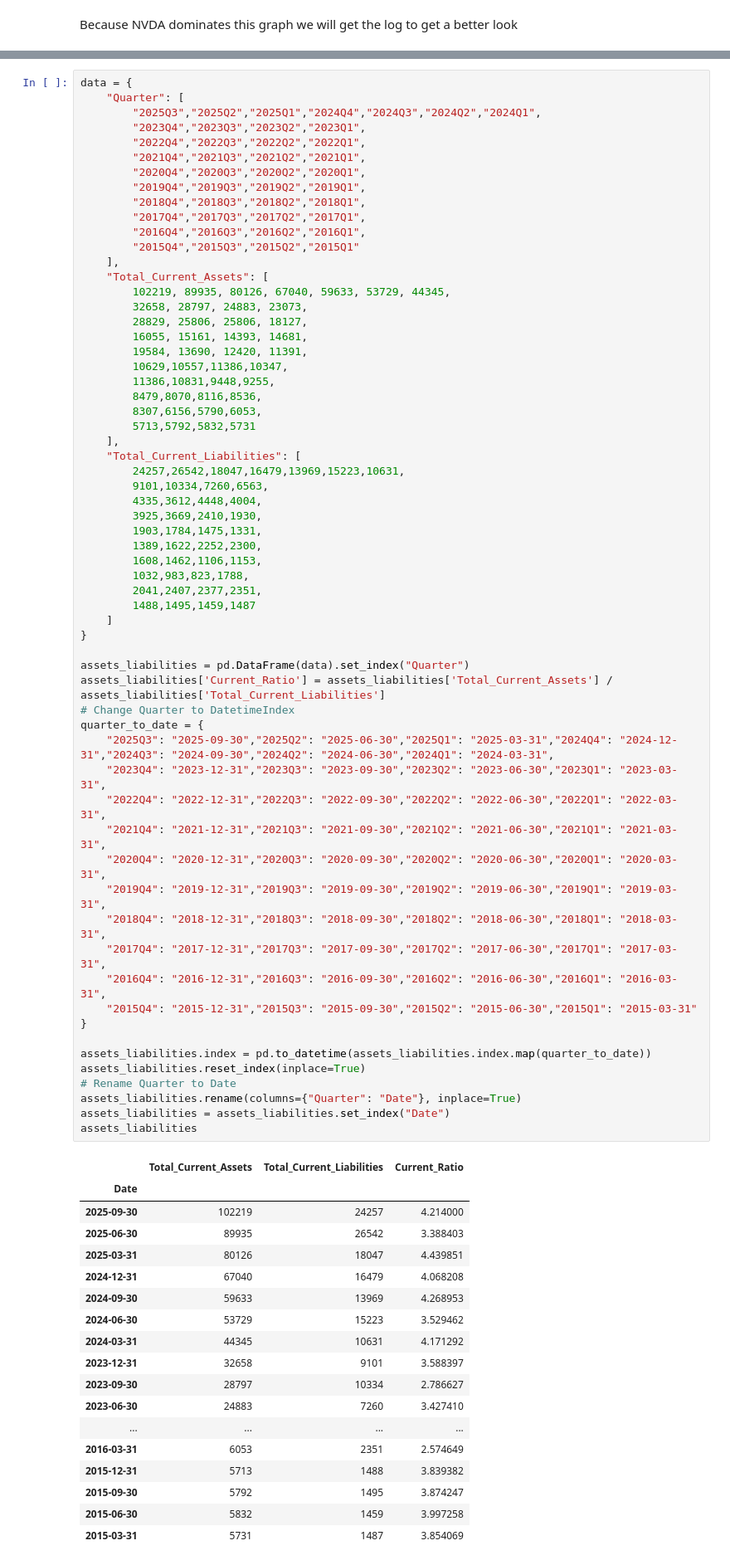
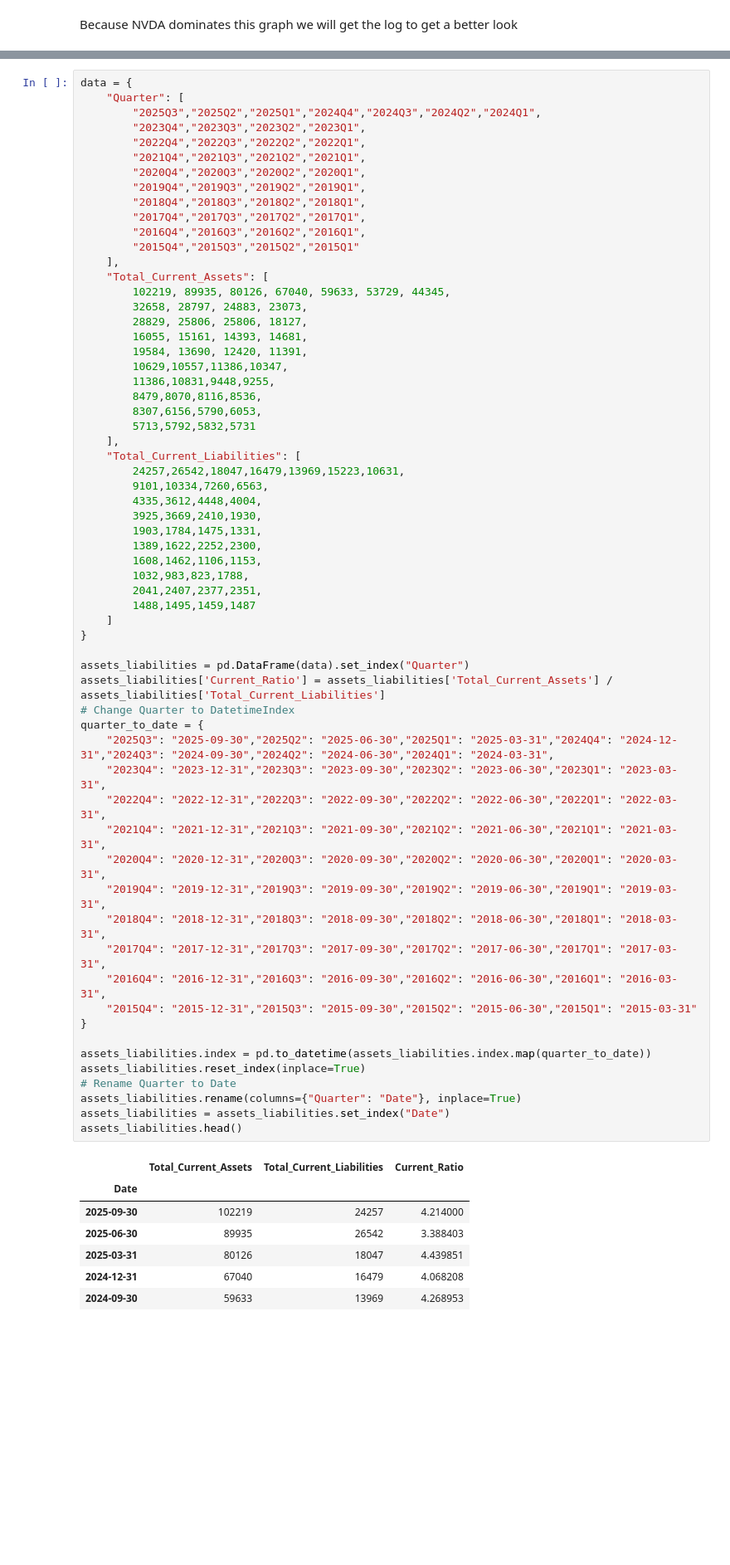
Before and after one commit to vdanielb/stock-market-inference, a Jupyter notebook: project_with_Q2.ipynb, the cells around one changed output, grey strips where cells are left out. Shown: that part at 83% size. Cells and saved outputs as stored; diff of their text form; blank space fills up the shorter version.

```diff
--- a/project_with_Q2.ipynb
+++ b/project_with_Q2.ipynb
@@ -186,45 +187,34 @@ data = {
 
 assets_liabilities = pd.DataFrame(data).set_index("Quarter")
 assets_liabilities['Current_Ratio'] = assets_liabilities['Total_Current_Assets'] / assets_liabilities['Total_Current_Liabilities']
 # Change Quarter to DatetimeIndex
 quarter_to_date = {
     "2025Q3": "2025-09-30","2025Q2": "2025-06-30","2025Q1": "2025-03-31","2024Q4": "2024-12-31","2024Q3": "2024-09-30","2024Q2": "2024-06-30","2024Q1": "2024-03-31",
     "2023Q4": "2023-12-31","2023Q3": "2023-09-30","2023Q2": "2023-06-30","2023Q1": "2023-03-31",
     "2022Q4": "2022-12-31","2022Q3": "2022-09-30","2022Q2": "2022-06-30","2022Q1": "2022-03-31",
     "2021Q4": "2021-12-31","2021Q3": "2021-09-30","2021Q2": "2021-06-30","2021Q1": "2021-03-31",
     "2020Q4": "2020-12-31","2020Q3": "2020-09-30","2020Q2": "2020-06-30","2020Q1": "2020-03-31",
     "2019Q4": "2019-12-31","2019Q3": "2019-09-30","2019Q2": "2019-06-30","2019Q1": "2019-03-31",
     "2018Q4": "2018-12-31","2018Q3": "2018-09-30","2018Q2": "2018-06-30","2018Q1": "2018-03-31",
     "2017Q4": "2017-12-31","2017Q3": "2017-09-30","2017Q2": "2017-06-30","2017Q1": "2017-03-31",
     "2016Q4": "2016-12-31","2016Q3": "2016-09-30","2016Q2": "2016-06-30","2016Q1": "2016-03-31",
     "2015Q4": "2015-12-31","2015Q3": "2015-09-30","2015Q2": "2015-06-30","2015Q1": "2015-03-31"
 }
 
 assets_liabilities.index = pd.to_datetime(assets_liabilities.index.map(quarter_to_date))
 assets_liabilities.reset_index(inplace=True)
 # Rename Quarter to Date
 assets_liabilities.rename(columns={"Quarter": "Date"}, inplace=True)
 assets_liabilities = assets_liabilities.set_index("Date")
-assets_liabilities
+assets_liabilities.head()
 # %% [output]
 |  | Total_Current_Assets | Total_Current_Liabilities | Current_Ratio |
 | Date |  |  |  |
 | 2025-09-30 | 102219 | 24257 | 4.214000 |
 | 2025-06-30 | 89935 | 26542 | 3.388403 |
 | 2025-03-31 | 80126 | 18047 | 4.439851 |
 | 2024-12-31 | 67040 | 16479 | 4.068208 |
 | 2024-09-30 | 59633 | 13969 | 4.268953 |
-| 2024-06-30 | 53729 | 15223 | 3.529462 |
-| 2024-03-31 | 44345 | 10631 | 4.171292 |
-| 2023-12-31 | 32658 | 9101 | 3.588397 |
-| 2023-09-30 | 28797 | 10334 | 2.786627 |
-| 2023-06-30 | 24883 | 7260 | 3.427410 |
-| ... | ... | ... | ... |
-| 2016-03-31 | 6053 | 2351 | 2.574649 |
-| 2015-12-31 | 5713 | 1488 | 3.839382 |
-| 2015-09-30 | 5792 | 1495 | 3.874247 |
-| 2015-06-30 | 5832 | 1459 | 3.997258 |
-| 2015-03-31 | 5731 | 1487 | 3.854069 |
 # %%
 # Resample by daily frequency (fill quarterly values across days)
 assets_liabilities_daily = assets_liabilities.resample('D').ffill()
```
Also changed, not shown: parts of 26 cells of this notebook.
